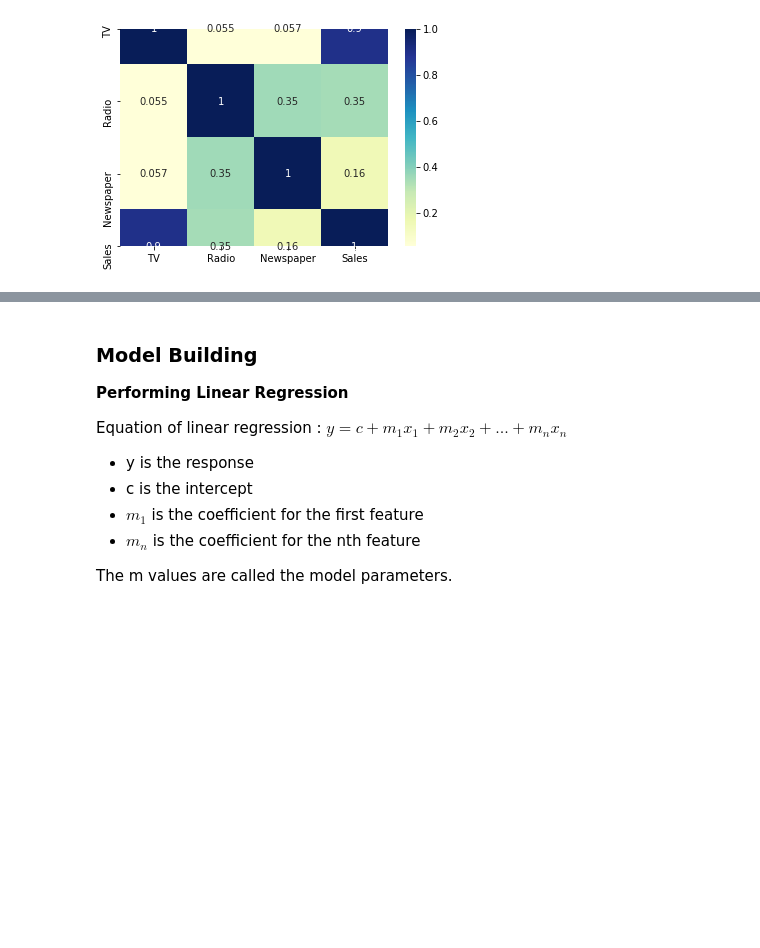
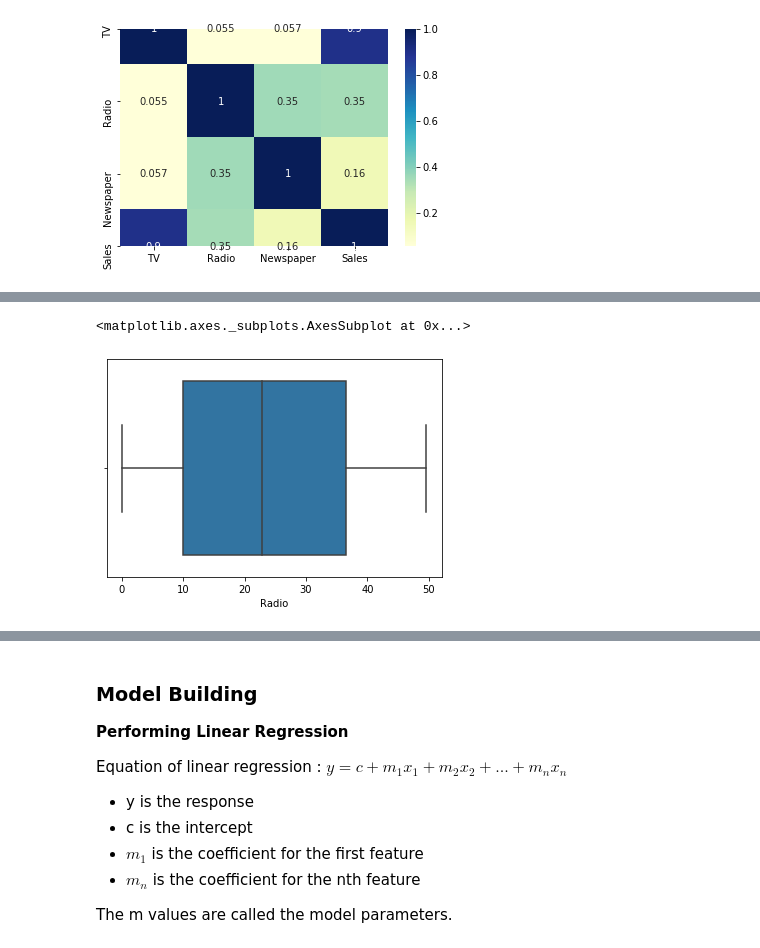
Before and after one commit to adityamahamuni/ML, a Jupyter notebook: Sales Prediction ML/Sales Prediction.ipynb, the cells around one changed output, grey strips where cells are left out. Saved outputs shown, nothing was run; the diff lists cells and outputs as text; code cells hidden in the pictures; blank space fills up the shorter version.

```diff
--- a/Sales Prediction ML/Sales Prediction.ipynb
+++ b/Sales Prediction ML/Sales Prediction.ipynb
@@ -64,0 +85,5 @@ plt.show()
+# %%
+sns.boxplot(data["Radio"])
+# %% [output]
+<matplotlib.axes._subplots.AxesSubplot at 0x...>
+[figure, added]
```
Also changed, not shown: parts of 32 cells of this notebook.
